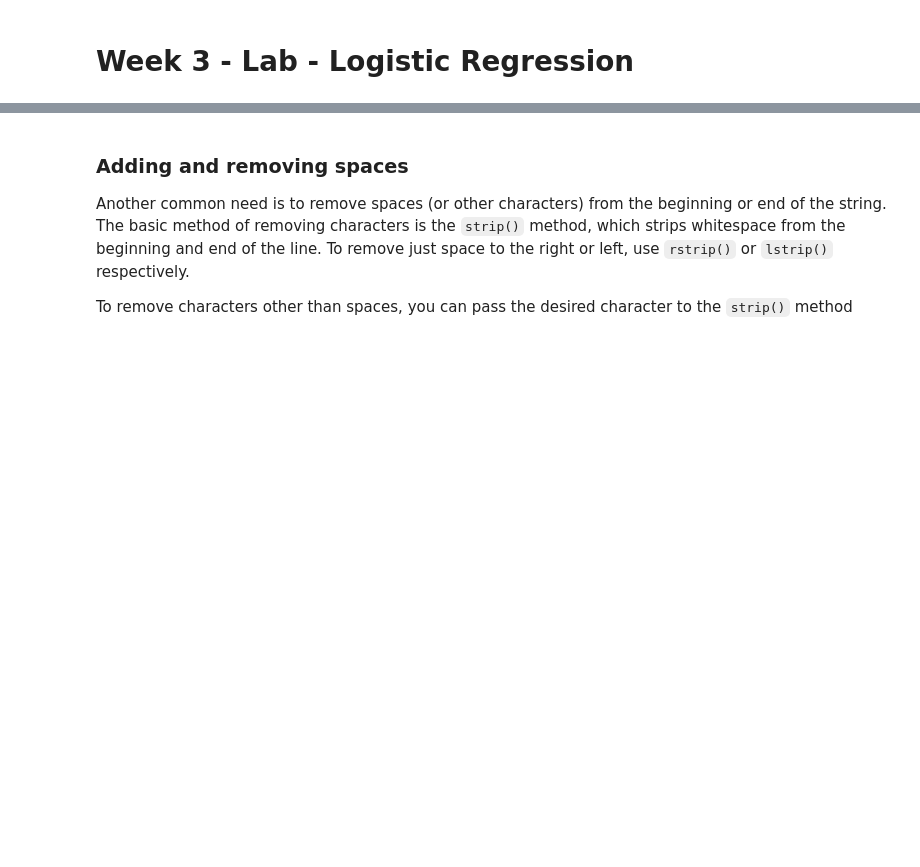
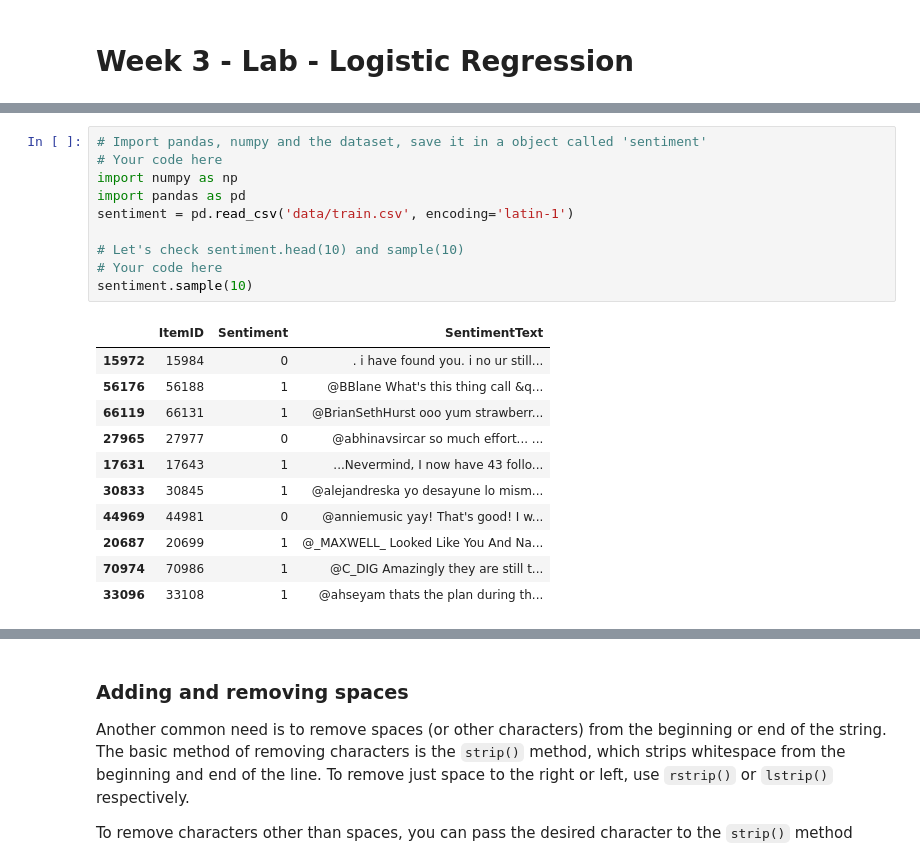
Before and after one commit to huynhducduy/DevC-Data-Sci, a Jupyter notebook: Labs/6/W3_Lab_Logistic_Regression-work.ipynb, the cells around one changed output, grey strips where cells are left out. Drawn from its saved outputs; the diff is of its cells as text; blank space fills up the shorter version.

```diff
--- a/Labs/6/W3_Lab_Logistic_Regression-work.ipynb
+++ b/Labs/6/W3_Lab_Logistic_Regression-work.ipynb
@@ -20,0 +141,22 @@
+# %%
+# Import pandas, numpy and the dataset, save it in a object called 'sentiment'
+# Your code here
+import numpy as np
+import pandas as pd
+sentiment = pd.read_csv('data/train.csv', encoding='latin-1')
+
+# Let's check sentiment.head(10) and sample(10)
+# Your code here
+sentiment.sample(10)
+# %% [output]
+|  | ItemID | Sentiment | SentimentText |
+| 15972 | 15984 | 0 | . i have found you. i no ur still... |
+| 56176 | 56188 | 1 | @BBlane What's this thing call &q... |
+| 66119 | 66131 | 1 | @BrianSethHurst ooo yum strawberr... |
+| 27965 | 27977 | 0 | @abhinavsircar so much effort... ... |
+| 17631 | 17643 | 1 | ...Nevermind, I now have 43 follo... |
+| 30833 | 30845 | 1 | @alejandreska yo desayune lo mism... |
+| 44969 | 44981 | 0 | @anniemusic yay! That's good! I w... |
+| 20687 | 20699 | 1 | @_MAXWELL_ Looked Like You And Na... |
+| 70974 | 70986 | 1 | @C_DIG Amazingly they are still t... |
+| 33096 | 33108 | 1 | @ahseyam thats the plan during th... |
```
Also changed, not shown: parts of 86 cells of this notebook, 1 other file.
